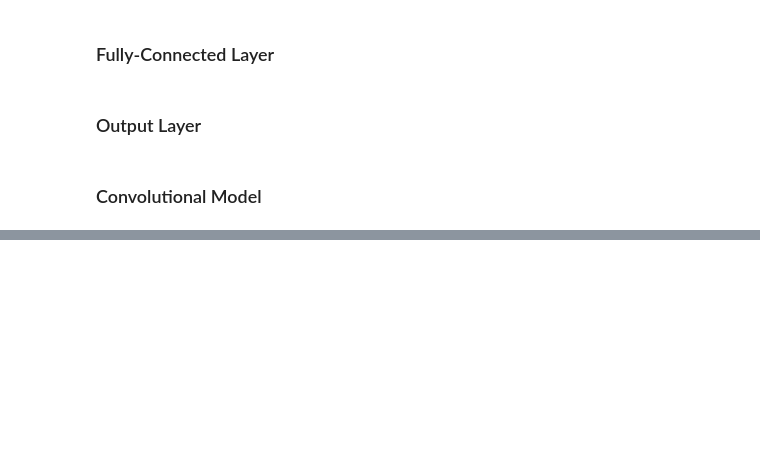
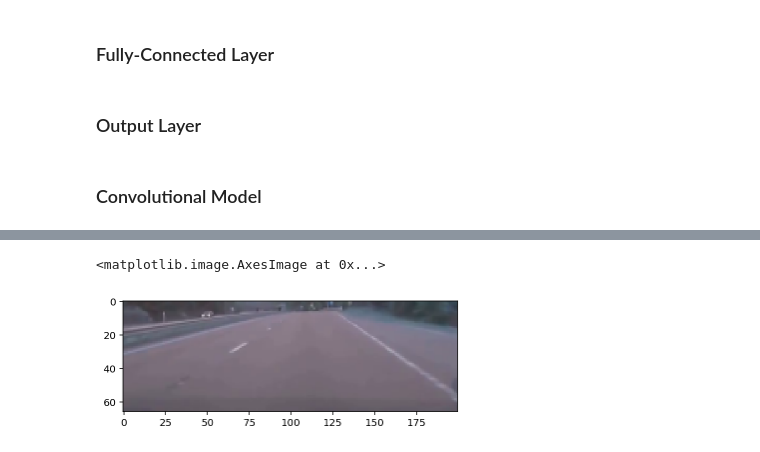
Before and after one commit to gwwang16/Machine-Learning, a Jupyter notebook: Projects/Capstone-DeepTesla/DeepTesla.ipynb, the cells around one changed output, grey strips where cells are left out. Drawn from its saved outputs; the diff is of its cells as text; code cells hidden in the pictures; blank space fills up the shorter version.

```diff
--- a/Projects/Capstone-DeepTesla/DeepTesla.ipynb
+++ b/Projects/Capstone-DeepTesla/DeepTesla.ipynb
@@ -500,0 +393,6 @@ yy.shape
+# %%
+imgs_test, wheels_test = preprocess.load_data_v2('test')
+plt.imshow(imgs_test[1])
+# %% [output]
+<matplotlib.image.AxesImage at 0x...>
+[figure, added]
```
Also changed, not shown: parts of 15 cells of this notebook.
